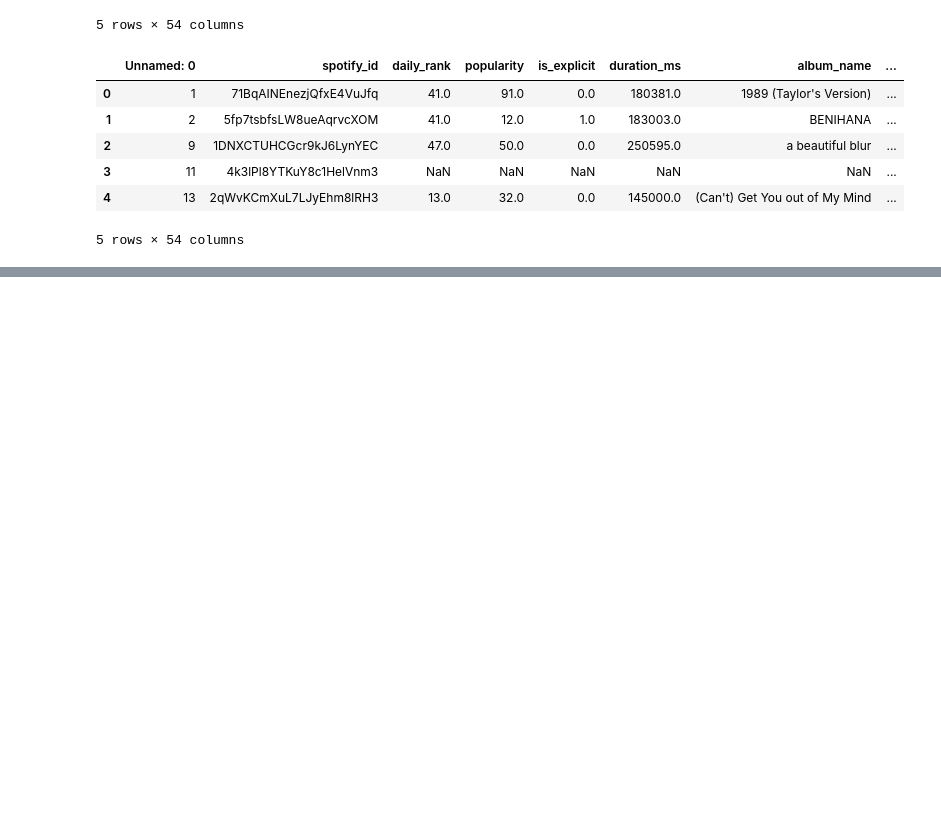
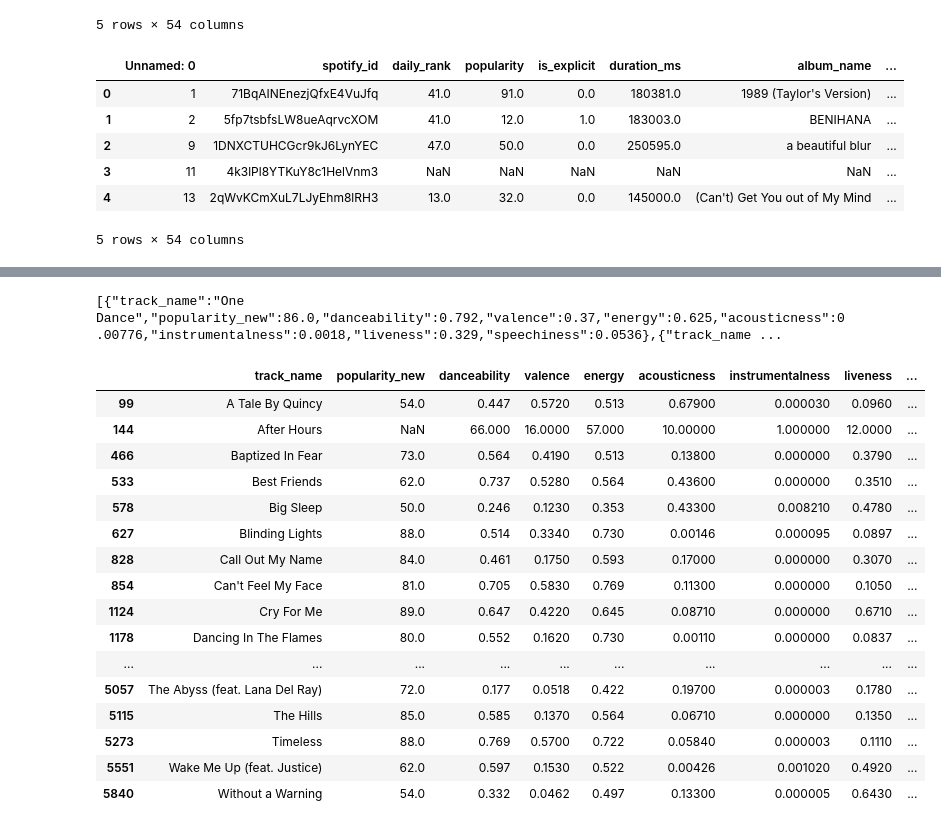
Before and after one commit to helloimsc/info-viz, a Jupyter notebook: lyrics_scraper/update_popularity.ipynb, the cells around one changed output, grey strips where cells are left out. Saved outputs shown, nothing was run; the diff lists cells and outputs as text; code cells hidden in the pictures; blank space fills up the shorter version.

```diff
--- a/lyrics_scraper/update_popularity.ipynb
+++ b/lyrics_scraper/update_popularity.ipynb
@@ -184,0 +476,27 @@ df_all.to_excel("../data/ver2_w_lyrics_features_popularity.xlsx")
+# %%
+json_obj_drake = df_drake.to_json(orient='records')
+print(json_obj_drake)
+# %% [output]
+[{"track_name":"One Dance","popularity_new":86.0,"danceability":0.792,"valence":0.37,"energy":0.625,"acousticness":0.00776,"instrumentalness":0.0018,"liveness":0.329,"speechiness":0.0536},{"track_name ...
+# %%
+df_weeknd = df[df["primary_artist"] == "The Weeknd"]
+df_weeknd = df_weeknd[["track_name", "popularity_new", "danceability", "valence", "energy", "acousticness", "instrumentalness","liveness", "speechiness"]]
+df_weeknd
+# %% [output]
+|  | track_name | popularity_new | danceability | valence | energy | acousticness | instrumentalness | liveness | ... |
+| 99 | A Tale By Quincy | 54.0 | 0.447 | 0.5720 | 0.513 | 0.67900 | 0.000030 | 0.0960 | ... |
+| 144 | After Hours | NaN | 66.000 | 16.0000 | 57.000 | 10.00000 | 1.000000 | 12.0000 | ... |
+| 466 | Baptized In Fear | 73.0 | 0.564 | 0.4190 | 0.513 | 0.13800 | 0.000000 | 0.3790 | ... |
+| 533 | Best Friends | 62.0 | 0.737 | 0.5280 | 0.564 | 0.43600 | 0.000000 | 0.3510 | ... |
+| 578 | Big Sleep | 50.0 | 0.246 | 0.1230 | 0.353 | 0.43300 | 0.008210 | 0.4780 | ... |
+| 627 | Blinding Lights | 88.0 | 0.514 | 0.3340 | 0.730 | 0.00146 | 0.000095 | 0.0897 | ... |
+| 828 | Call Out My Name | 84.0 | 0.461 | 0.1750 | 0.593 | 0.17000 | 0.000000 | 0.3070 | ... |
+| 854 | Can't Feel My Face | 81.0 | 0.705 | 0.5830 | 0.769 | 0.11300 | 0.000000 | 0.1050 | ... |
+| 1124 | Cry For Me | 89.0 | 0.647 | 0.4220 | 0.645 | 0.08710 | 0.000000 | 0.6710 | ... |
+| 1178 | Dancing In The Flames | 80.0 | 0.552 | 0.1620 | 0.730 | 0.00110 | 0.000000 | 0.0837 | ... |
+| ... | ... | ... | ... | ... | ... | ... | ... | ... | ... |
+| 5057 | The Abyss (feat. Lana Del Ray) | 72.0 | 0.177 | 0.0518 | 0.422 | 0.19700 | 0.000003 | 0.1780 | ... |
+| 5115 | The Hills | 85.0 | 0.585 | 0.1370 | 0.564 | 0.06710 | 0.000000 | 0.1350 | ... |
+| 5273 | Timeless | 88.0 | 0.769 | 0.5700 | 0.722 | 0.05840 | 0.000003 | 0.1110 | ... |
+| 5551 | Wake Me Up (feat. Justice) | 62.0 | 0.597 | 0.1530 | 0.522 | 0.00426 | 0.001020 | 0.4920 | ... |
+| 5840 | Without a Warning | 54.0 | 0.332 | 0.0462 | 0.497 | 0.13300 | 0.000005 | 0.6430 | ... |
```
Also changed, not shown: parts of 37 cells of this notebook, 13 other files.
